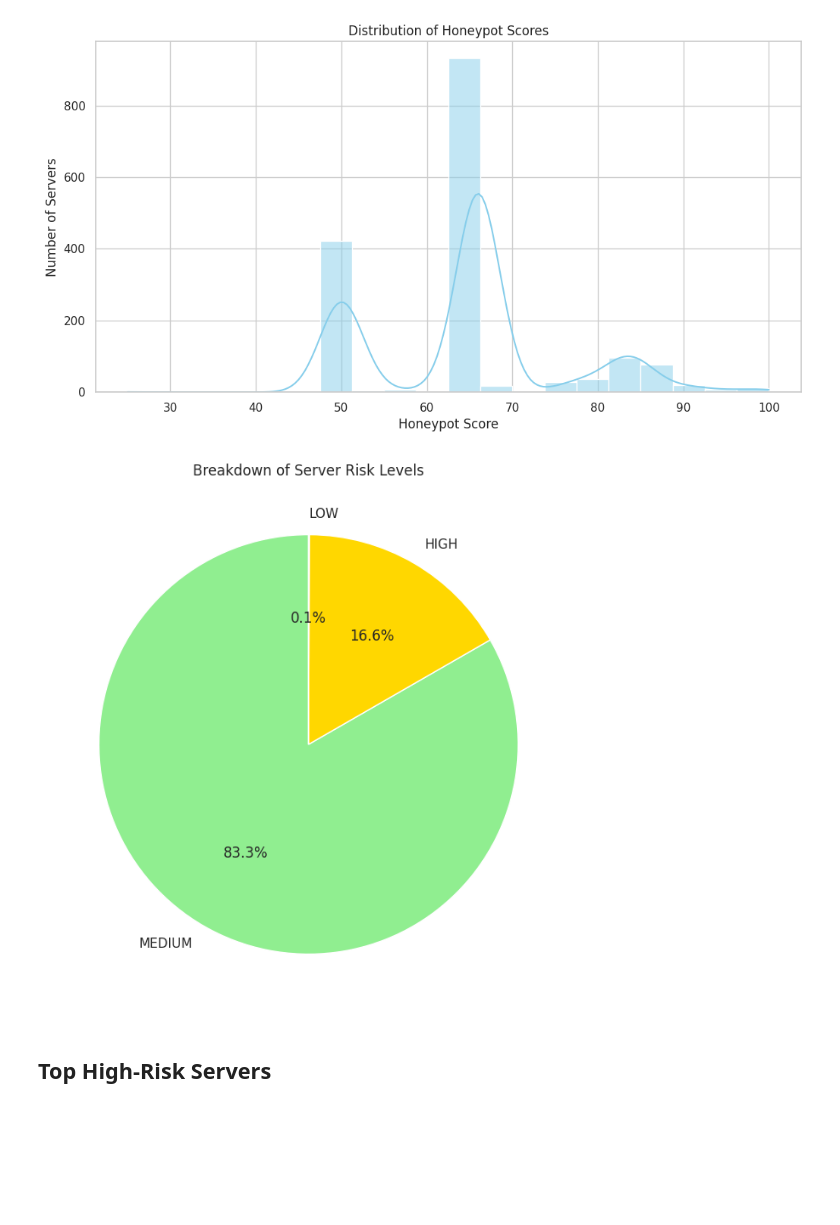
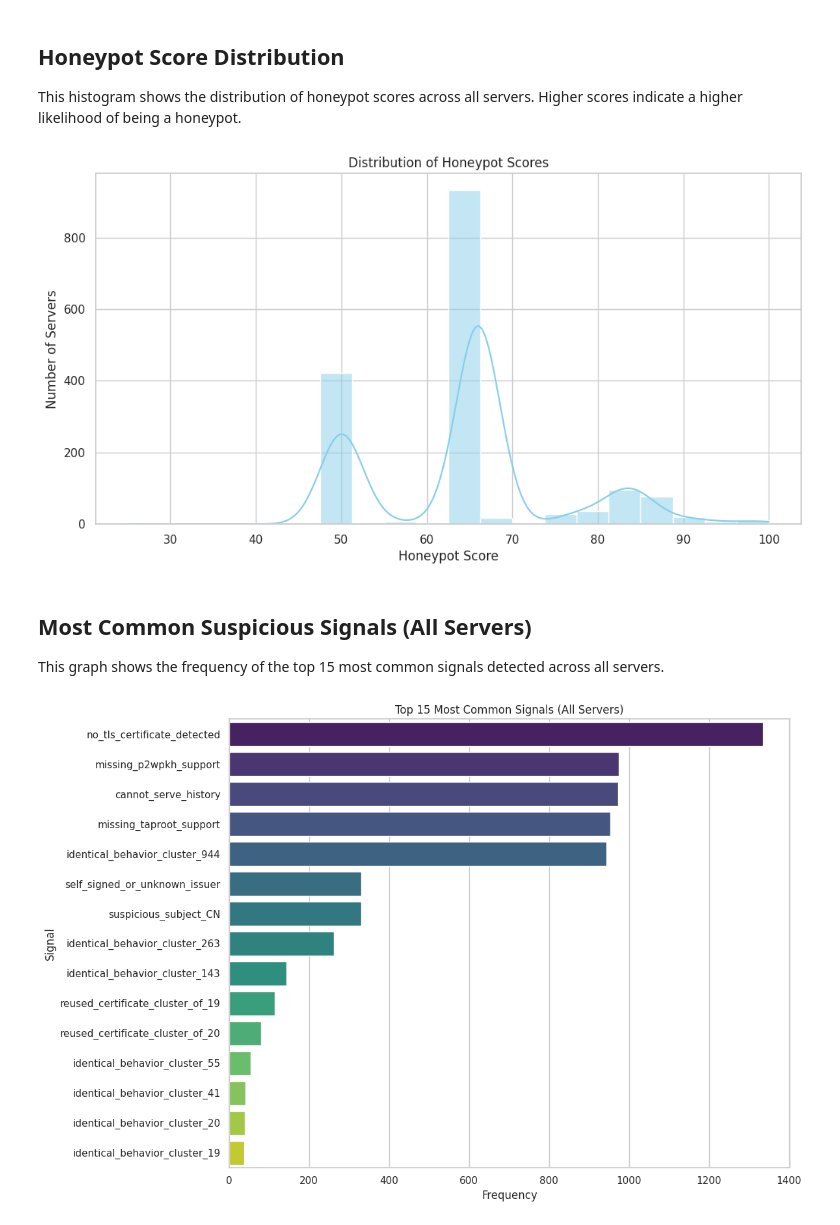
Before and after one commit to gabrielcaixeta01/electrum-observatory, a Jupyter notebook: analysis/notebooks/03_honeypot_detection.ipynb, the cells around one changed output. Drawn from its saved outputs; the diff is of its cells as text; code cells hidden in the pictures; blank space fills up the shorter version.

```diff
--- a/analysis/notebooks/03_honeypot_detection.ipynb
+++ b/analysis/notebooks/03_honeypot_detection.ipynb
@@ -51,22 +53,30 @@ Name: honeypot_score, dtype: float64
+# %% [markdown]
+## Honeypot Score Distribution
+This histogram shows the distribution of honeypot scores across all servers. Higher scores indicate a higher likelihood of being a honeypot.
 # %%
 if not scores_df.empty:
-    # Plot the distribution of scores
     plt.figure(figsize=(12, 6))
     sns.histplot(scores_df['honeypot_score'], bins=20, kde=True, color='skyblue')
     plt.title('Distribution of Honeypot Scores')
     plt.xlabel('Honeypot Score')
     plt.ylabel('Number of Servers')
     plt.show()
-
-    # Plot the breakdown of risk levels
-    risk_counts = scores_df['risk_level'].value_counts()
-    plt.figure(figsize=(8, 8))
-    risk_counts.plot(kind='pie', autopct='%1.1f%%', startangle=90, colors=['lightgreen', 'gold', 'lightcoral'])
-    plt.title('Breakdown of Server Risk Levels')
-    plt.ylabel('')
-    plt.show()
 # %% [output]
 [figure]
-[figure, removed]
-# %% [markdown]
-## Top High-Risk Servers
+# %% [markdown]
+## Most Common Suspicious Signals (All Servers)
+This graph shows the frequency of the top 15 most common signals detected across all servers.
+# %%
+if not scores_df.empty:
+    all_signals = scores_df.explode('signals')
+    top_signals_all = all_signals['signals'].value_counts().head(15)
+
+    plt.figure(figsize=(12, 8))
+    sns.barplot(x=top_signals_all.values, y=top_signals_all.index, hue=top_signals_all.index, palette='viridis', legend=False)
+    plt.title('Top 15 Most Common Signals (All Servers)')
+    plt.xlabel('Frequency')
+    plt.ylabel('Signal')
+    plt.tight_layout()
+    plt.show()
+# %% [output]
+[figure, added]
```
Also changed, not shown: parts of 14 cells of this notebook, 3 other files.
